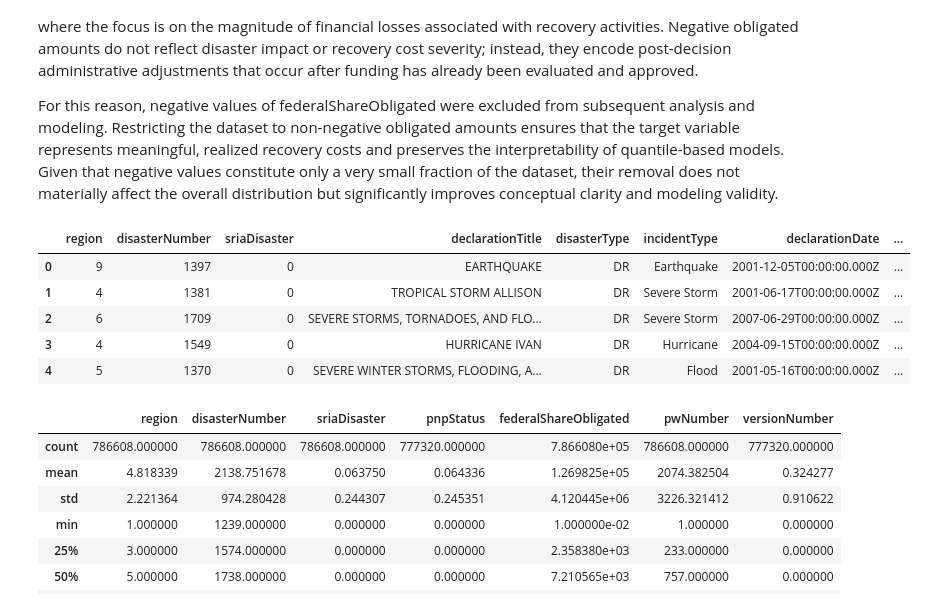
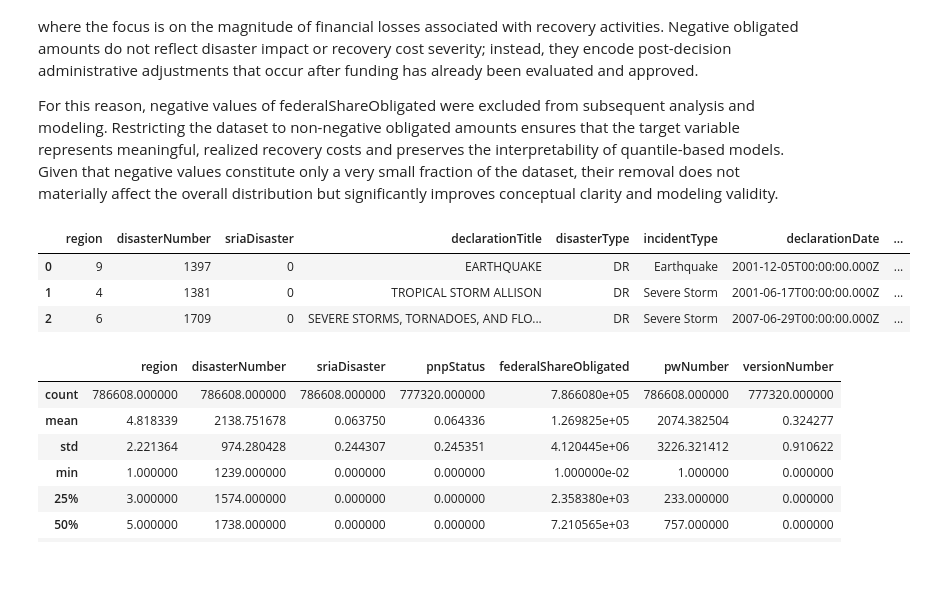
Before and after one commit to Aryan-Kaisth/Catastrophe_Risk_Estimation_Quantile_Based, a Jupyter notebook: notebooks/EDA.ipynb, the cells around one changed output. Cells and saved outputs as stored; diff of their text form; code cells hidden in the pictures; blank space fills up the shorter version.

```diff
--- a/notebooks/EDA.ipynb
+++ b/notebooks/EDA.ipynb
@@ -34,14 +37,12 @@ For this reason, negative values of federalShareObligated were excluded from sub
 df_clean = df.loc[df.federalShareObligated>0]
 # %%
 # Preview the data
-df_clean.head(5)
+df_clean.head(3)
 # %% [output]
 |  | region | disasterNumber | sriaDisaster | declarationTitle | disasterType | incidentType | declarationDate | ... |
 | 0 | 9 | 1397 | 0 | EARTHQUAKE | DR | Earthquake | 2001-12-05T00:00:00.000Z | ... |
 | 1 | 4 | 1381 | 0 | TROPICAL STORM ALLISON | DR | Severe Storm | 2001-06-17T00:00:00.000Z | ... |
 | 2 | 6 | 1709 | 0 | SEVERE STORMS, TORNADOES, AND FLO... | DR | Severe Storm | 2007-06-29T00:00:00.000Z | ... |
-| 3 | 4 | 1549 | 0 | HURRICANE IVAN | DR | Hurricane | 2004-09-15T00:00:00.000Z | ... |
-| 4 | 5 | 1370 | 0 | SEVERE WINTER STORMS, FLOODING, A... | DR | Flood | 2001-05-16T00:00:00.000Z | ... |
 # %%
 # Summary of dataset
 df_clean.describe()
```
Also changed, not shown: parts of 34 cells of this notebook.
